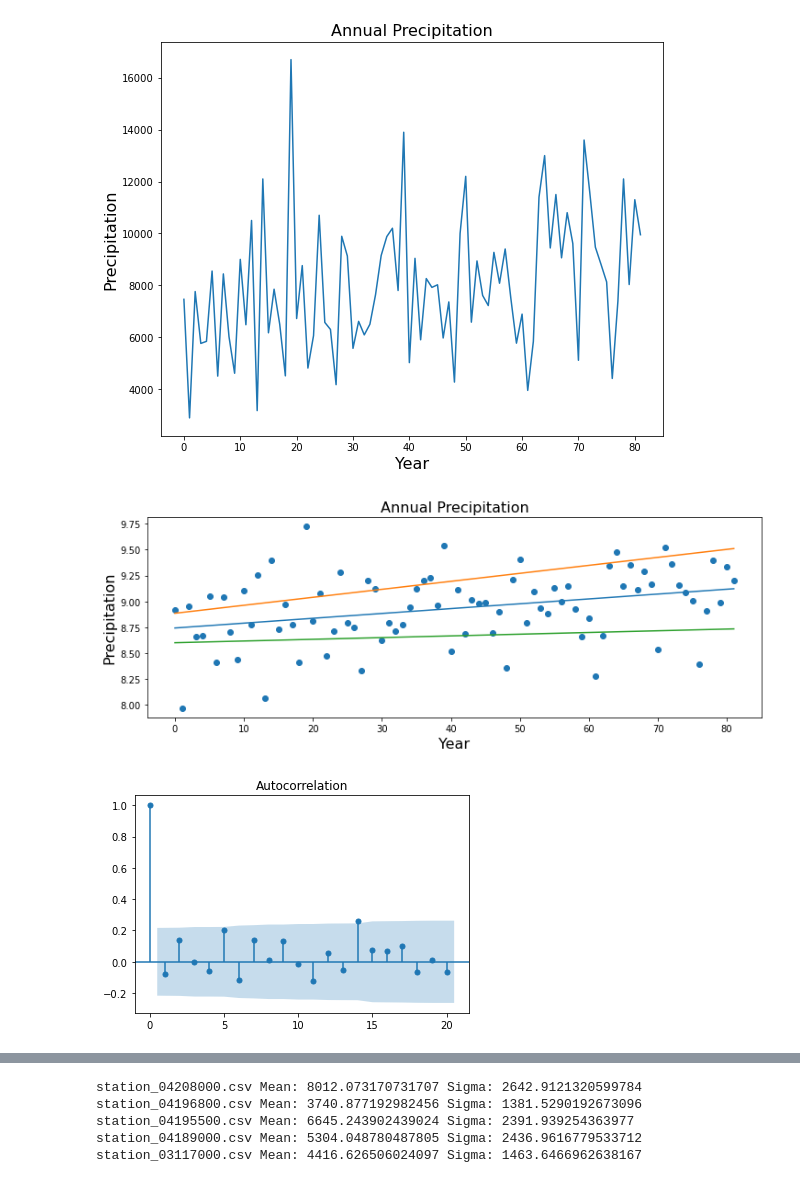
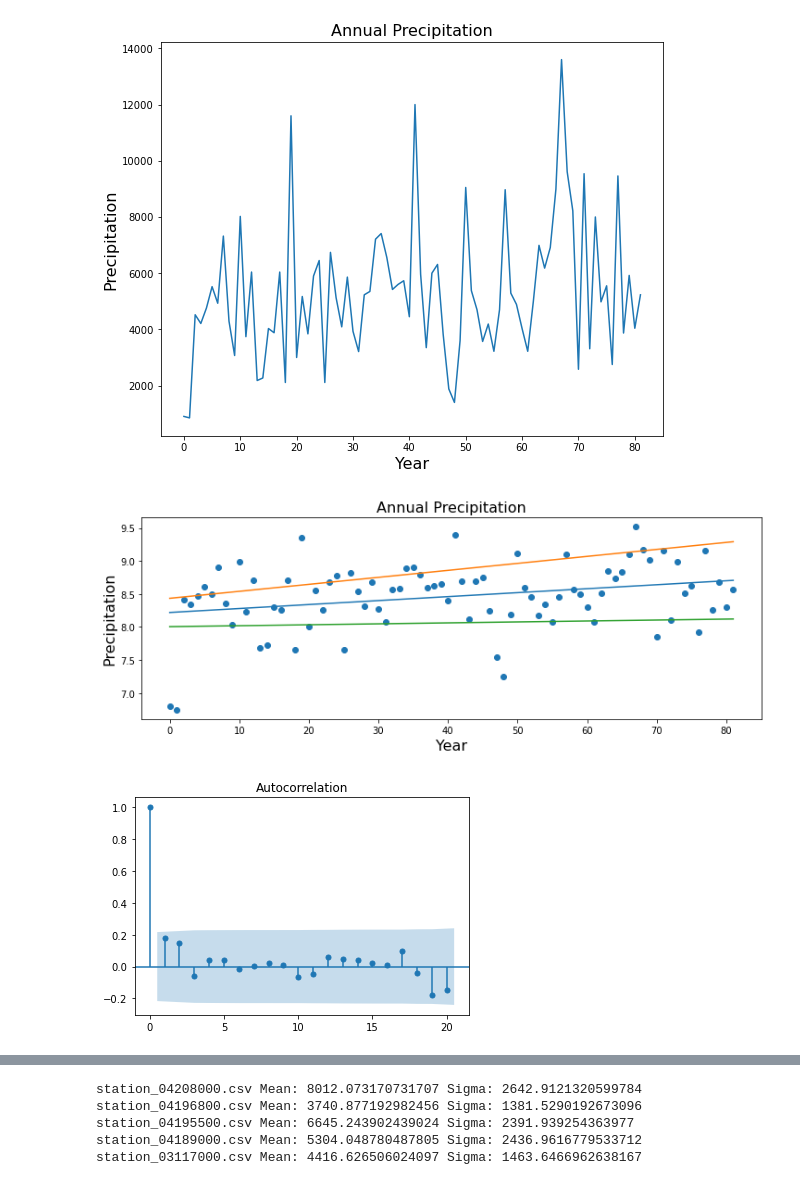
Before and after one commit to aviral-ag/Frequency-Analysis-of-Non-Stationary-Hydrological-Extremes-in-Northern-Ohio-, a Jupyter notebook: Trend_detection.ipynb, the cells around one changed output, grey strips where cells are left out. Saved outputs shown, nothing was run; the diff lists cells and outputs as text; code cells hidden in the pictures.

```diff
--- a/Trend_detection.ipynb
+++ b/Trend_detection.ipynb
@@ -97,7 +104,7 @@ def acf_pacf(maxQ):
 # Streamflow data: Stations 1-5:
 # Stations = ['station_04208000.csv','station_04196800.csv','station_04195500.csv','station_04189000.csv','station_03117000.csv']
 
-Data = pd.read_csv('station_04208000.csv')
+Data = pd.read_csv('station_04189000.csv')
 maxQ, yearMaxQ = cf.annual_max(Data)
 ###FALL
 # maxQ, yearMaxQ = Fall.Fall_max(Data)
@@ -127,33 +134,33 @@ yL = beta_L*yearMaxQ + interc_L
 fig = plt.figure()
 plt.plot(yearMaxQ, maxQ)
 plt.xlabel('Year', fontsize=16)
 plt.ylabel('Precipitation', fontsize=16)
 plt.title('Annual Precipitation', fontsize=16)
 fig.set_size_inches([9, 7.25])
 fig.savefig('Annual Precipitation', dpi=300)
 plt.show()
 
 #Annual Maxima with trend line plot:
 fig = plt.figure()
 plt.scatter(yearMaxQ, np.log(maxQ))
 plt.plot(yearMaxQ,y)
 plt.plot(yearMaxQ,yH)
 plt.plot(yearMaxQ,yL)
 plt.xlabel('Year', fontsize=16)
 plt.ylabel('Precipitation', fontsize=16)
 plt.title('Annual Precipitation', fontsize=16)
 fig.set_size_inches([12, 4])
 fig.savefig('Annual Precipitation', dpi=300)
 plt.show()
 
 
 #TESTS
 # m = check_ln2.qq_plot(maxQ)
 acf_pacf(maxQ)
 main_mk(maxQ)
 lr = ft(np.log(maxQ), yearMaxQ)
 print(lr.summary())
 # %% [output]
-[figure, old version]
+[figure, new version]
-[figure, old version]
+[figure, new version]
-[figure, old version]
+[figure, new version]
```
Also changed, not shown: parts of 2 cells of this notebook, 9 other files.
